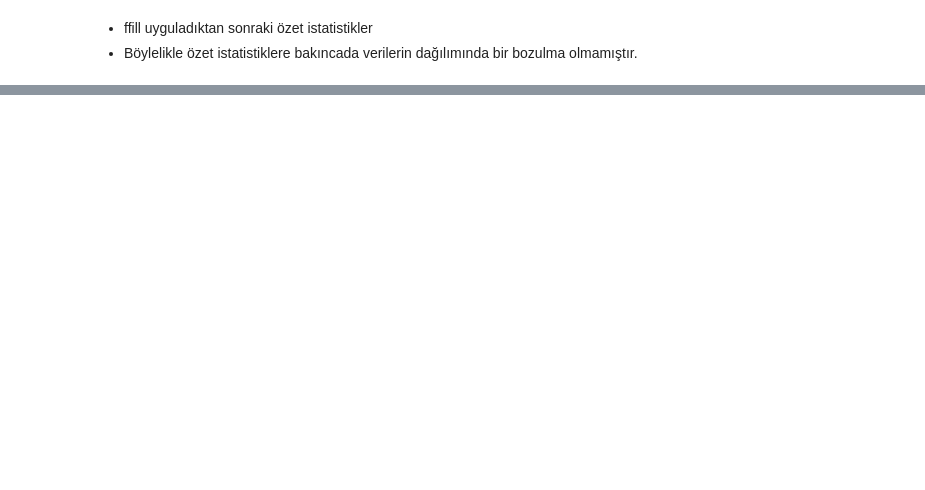
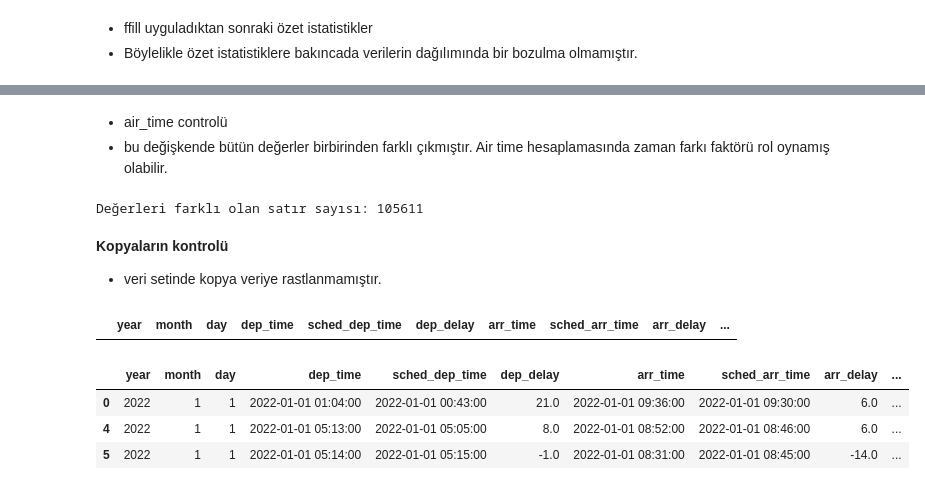
Before and after one commit to kntvrl/flights_project, a Jupyter notebook: project_notebook_ds.ipynb, the cells around one changed output, grey strips where cells are left out. Drawn from its saved outputs; the diff is of its cells as text; code cells hidden in the pictures; blank space fills up the shorter version.

```diff
--- a/project_notebook_ds.ipynb
+++ b/project_notebook_ds.ipynb
@@ -443,0 +483,8 @@ df[["wind_gust"]].describe().T
+# %%
+# Yeni oluşturduğum tarih verilerinden kontrol etmek amaçlı tekrar arr_delay_check adlı sütun oluşturdum
+df['arr_delay_check'] = (df['arr_time'] - df['sched_arr_time']).dt.total_seconds() / 60
+# %%
+# veri setindeki orjinal arr_delay kolonu ile karşılaştırdım.
+arr_delay_check = df['arr_delay'] == df['arr_delay_check']
+diff_arr_delay = len(df) - arr_delay_check.sum()
+print("Değerleri farklı olan satır sayısı:", diff_arr_delay)
@@ -443,0 +495,5 @@ df[["wind_gust"]].describe().T
+# %%
+df = df[arr_delay_check]
+arr_delay_check = df['arr_delay'] == df['arr_delay_check']
+diff_arr_delay = len(df) - arr_delay_check.sum()
+print("Değerleri farklı olan satır sayısı:", diff_arr_delay)
@@ -463 +530,27 @@ date_string       0
 dtype: int64
+# %% [markdown]
+- air_time controlü
+- bu değişkende bütün değerler birbirinden farklı çıkmıştır. Air time hesaplamasında zaman farkı faktörü rol oynamış olabilir.
+# %%
+df['air_time_check'] = (df['arr_time'] - df['dep_time']).dt.total_seconds() / 60
+# %%
+air_time_check = df['air_time'] == df['air_time_check']
+diff_air_time = len(df) - air_time_check.sum()
+print("Değerleri farklı olan satır sayısı:", diff_air_time)
+# %% [output]
+Değerleri farklı olan satır sayısı: 105611
+# %% [markdown]
+**Kopyaların kontrolü**
+- veri setinde kopya veriye rastlanmamıştır.
+# %%
+df[df.duplicated(keep=False)]
+# %% [output]
+|  | year | month | day | dep_time | sched_dep_time | dep_delay | arr_time | sched_arr_time | arr_delay | ... |
+# %%
+# temizlenen ve validasyonu yapılan veri seti
+df.head(3)
+# %% [output]
+|  | year | month | day | dep_time | sched_dep_time | dep_delay | arr_time | sched_arr_time | arr_delay | ... |
+| 0 | 2022 | 1 | 1 | 2022-01-01 01:04:00 | 2022-01-01 00:43:00 | 21.0 | 2022-01-01 09:36:00 | 2022-01-01 09:30:00 | 6.0 | ... |
+| 4 | 2022 | 1 | 1 | 2022-01-01 05:13:00 | 2022-01-01 05:05:00 | 8.0 | 2022-01-01 08:52:00 | 2022-01-01 08:46:00 | 6.0 | ... |
+| 5 | 2022 | 1 | 1 | 2022-01-01 05:14:00 | 2022-01-01 05:15:00 | -1.0 | 2022-01-01 08:31:00 | 2022-01-01 08:45:00 | -14.0 | ... |
```
Also changed, not shown: parts of 38 cells of this notebook.
